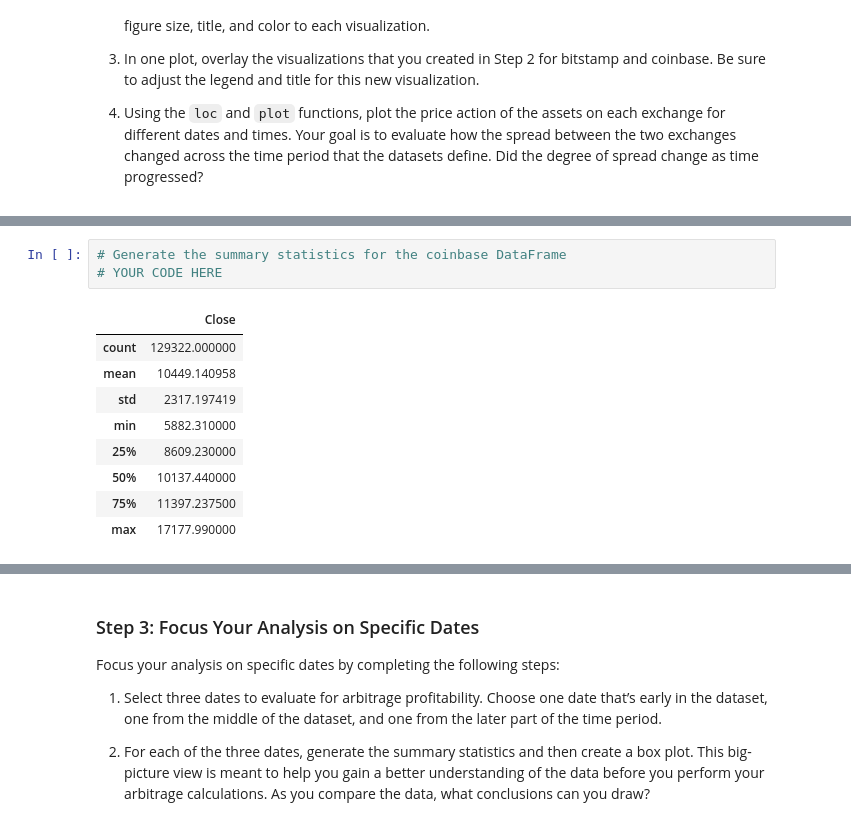
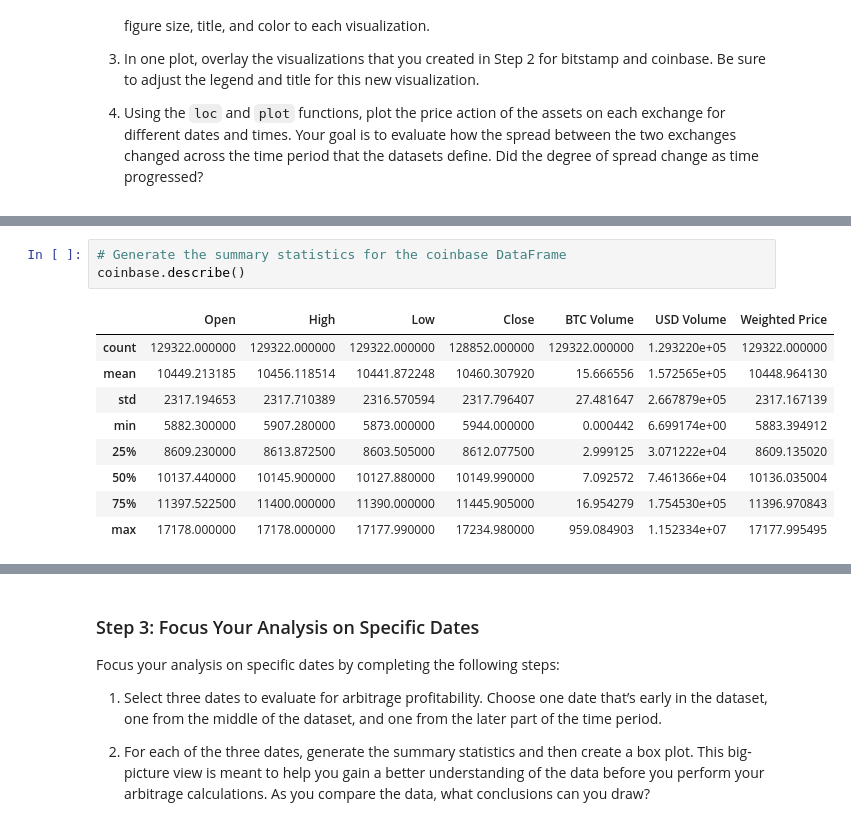
Before and after one commit to lindy-8/Crypto_ArbMod3, a Jupyter notebook: Starter_Code/crypto_arbitrage.ipynb, the cells around one changed output, grey strips where cells are left out. Saved outputs shown, nothing was run; the diff lists cells and outputs as text.

```diff
--- a/Starter_Code/crypto_arbitrage.ipynb
+++ b/Starter_Code/crypto_arbitrage.ipynb
@@ -227,17 +237,17 @@ Sort through the time series data associated with the bitstamp and coinbase Data
 | max | 17234.980000 |
 # %%
 # Generate the summary statistics for the coinbase DataFrame
-# YOUR CODE HERE
+coinbase.describe()
 # %% [output]
-|  | Close |
-| count | 129322.000000 |
-| mean | 10449.140958 |
-| std | 2317.197419 |
-| min | 5882.310000 |
-| 25% | 8609.230000 |
-| 50% | 10137.440000 |
-| 75% | 11397.237500 |
-| max | 17177.990000 |
+|  | Open | High | Low | Close | BTC Volume | USD Volume | Weighted Price |
+| count | 129322.000000 | 129322.000000 | 129322.000000 | 128852.000000 | 129322.000000 | 1.293220e+05 | 129322.000000 |
+| mean | 10449.213185 | 10456.118514 | 10441.872248 | 10460.307920 | 15.666556 | 1.572565e+05 | 10448.964130 |
+| std | 2317.194653 | 2317.710389 | 2316.570594 | 2317.796407 | 27.481647 | 2.667879e+05 | 2317.167139 |
+| min | 5882.300000 | 5907.280000 | 5873.000000 | 5944.000000 | 0.000442 | 6.699174e+00 | 5883.394912 |
+| 25% | 8609.230000 | 8613.872500 | 8603.505000 | 8612.077500 | 2.999125 | 3.071222e+04 | 8609.135020 |
+| 50% | 10137.440000 | 10145.900000 | 10127.880000 | 10149.990000 | 7.092572 | 7.461366e+04 | 10136.035004 |
+| 75% | 11397.522500 | 11400.000000 | 11390.000000 | 11445.905000 | 16.954279 | 1.754530e+05 | 11396.970843 |
+| max | 17178.000000 | 17178.000000 | 17177.990000 | 17234.980000 | 959.084903 | 1.152334e+07 | 17177.995495 |
 # %%
 # Create a line plot for the bitstamp DataFrame for the full length of time in the dataset
 # Be sure that the figure size, title, and color are tailored to each visualization
```
Also changed, not shown: parts of 13 cells of this notebook.
